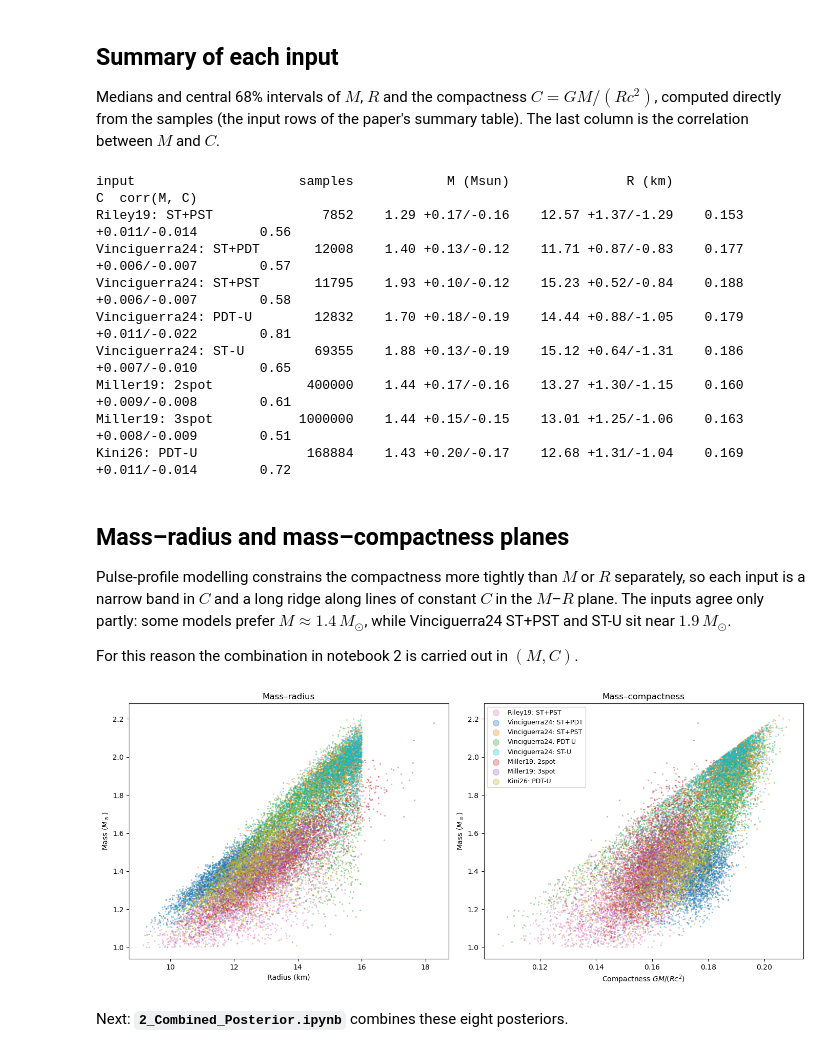
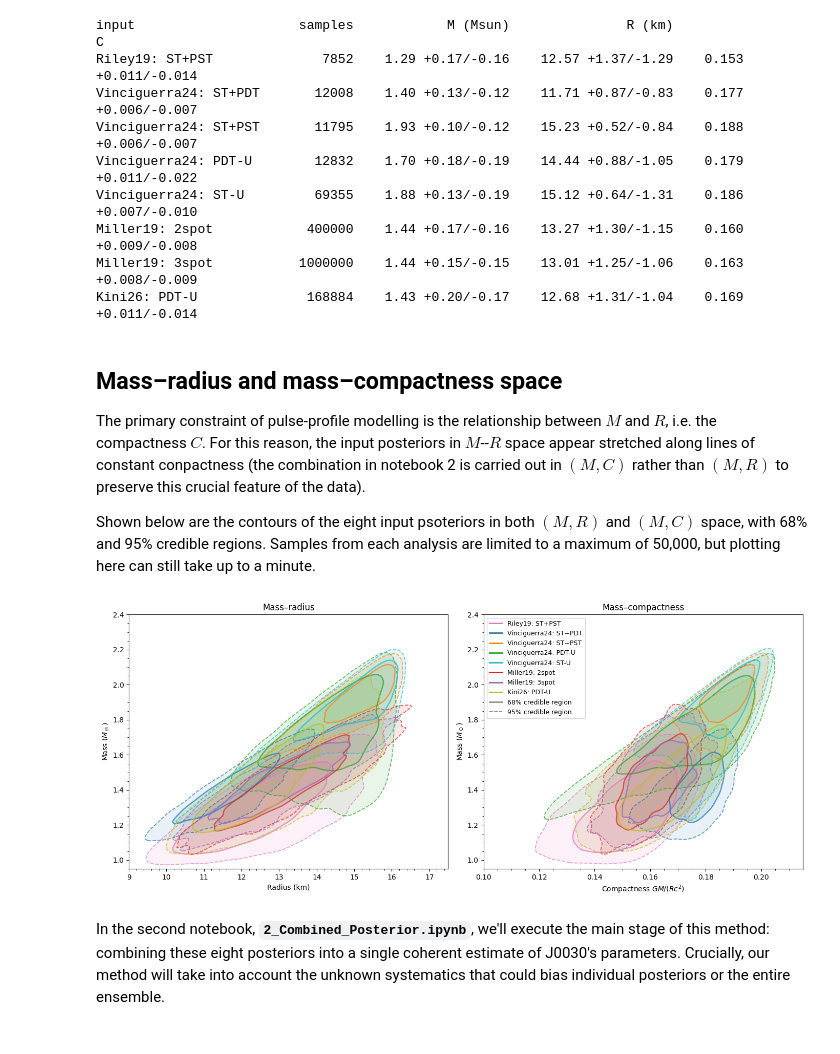
Before and after one commit to ryan-oconnor-astro/CombiningJ0030, a Jupyter notebook: 1_Input_Posteriors.ipynb, the cells around one changed output. Drawn from its saved outputs; the diff is of its cells as text; code cells hidden in the pictures.

```diff
--- a/1_Input_Posteriors.ipynb
+++ b/1_Input_Posteriors.ipynb
@@ -30,48 +27,58 @@ All eight analyse NICER data of the same pulsar, and most share the same photons
-# %% [markdown]
-## Summary of each input
-
-Medians and central 68% intervals of $M$, $R$ and the compactness $C = GM/(Rc^2)$, computed directly from the samples (the input rows of the paper's summary table). The last column is the correlation between $M$ and $C$.
 # %%
 samples = {key: method.load_samples(key) for key in method.MODEL_KEYS}
 
-print(f"{'input':<24}{'samples':>9}{'M (Msun)':>20}{'R (km)':>21}{'C':>23}{'corr(M, C)':>12}")
+print(f"{'input':<24}{'samples':>9}{'M (Msun)':>20}{'R (km)':>21}{'C':>23}")
 for key, (M, R) in samples.items():
     C = method.K_KM * M / R
     print(f"{method.label(key):<24}{len(M):>9}"
           f"{method.fmt(method.sample_quantiles(M), 2):>20}"
           f"{method.fmt(method.sample_quantiles(R), 2):>21}"
-          f"{method.fmt(method.sample_quantiles(C), 3):>23}"
-          f"{np.corrcoef(M, C)[0, 1]:>12.2f}")
+          f"{method.fmt(method.sample_quantiles(C), 3):>23}")
 # %% [output]
-input                     samples            M (Msun)               R (km)                      C  corr(M, C)
-Riley19: ST+PST              7852    1.29 +0.17/-0.16    12.57 +1.37/-1.29    0.153 +0.011/-0.014        0.56
-Vinciguerra24: ST+PDT       12008    1.40 +0.13/-0.12    11.71 +0.87/-0.83    0.177 +0.006/-0.007        0.57
-Vinciguerra24: ST+PST       11795    1.93 +0.10/-0.12    15.23 +0.52/-0.84    0.188 +0.006/-0.007        0.58
-Vinciguerra24: PDT-U        12832    1.70 +0.18/-0.19    14.44 +0.88/-1.05    0.179 +0.011/-0.022        0.81
-Vinciguerra24: ST-U         69355    1.88 +0.13/-0.19    15.12 +0.64/-1.31    0.186 +0.007/-0.010        0.65
-Miller19: 2spot            400000    1.44 +0.17/-0.16    13.27 +1.30/-1.15    0.160 +0.009/-0.008        0.61
-Miller19: 3spot           1000000    1.44 +0.15/-0.15    13.01 +1.25/-1.06    0.163 +0.008/-0.009        0.51
-Kini26: PDT-U              168884    1.43 +0.20/-0.17    12.68 +1.31/-1.04    0.169 +0.011/-0.014        0.72
+input                     samples            M (Msun)               R (km)                      C
+Riley19: ST+PST              7852    1.29 +0.17/-0.16    12.57 +1.37/-1.29    0.153 +0.011/-0.014
+Vinciguerra24: ST+PDT       12008    1.40 +0.13/-0.12    11.71 +0.87/-0.83    0.177 +0.006/-0.007
+Vinciguerra24: ST+PST       11795    1.93 +0.10/-0.12    15.23 +0.52/-0.84    0.188 +0.006/-0.007
+Vinciguerra24: PDT-U        12832    1.70 +0.18/-0.19    14.44 +0.88/-1.05    0.179 +0.011/-0.022
+Vinciguerra24: ST-U         69355    1.88 +0.13/-0.19    15.12 +0.64/-1.31    0.186 +0.007/-0.010
+Miller19: 2spot            400000    1.44 +0.17/-0.16    13.27 +1.30/-1.15    0.160 +0.009/-0.008
+Miller19: 3spot           1000000    1.44 +0.15/-0.15    13.01 +1.25/-1.06    0.163 +0.008/-0.009
+Kini26: PDT-U              168884    1.43 +0.20/-0.17    12.68 +1.31/-1.04    0.169 +0.011/-0.014
 # %% [markdown]
-## Mass–radius and mass–compactness planes
+## Mass–radius and mass–compactness space
 
-Pulse-profile modelling constrains the compactness more tightly than $M$ or $R$ separately, so each input is a narrow band in $C$ and a long ridge along lines of constant $C$ in the $M$–$R$ plane. The inputs agree only partly: some models prefer $M \approx 1.4\,M_\odot$, while Vinciguerra24 ST+PST and ST-U sit near $1.9\,M_\odot$.
+The primary constraint of pulse-profile modelling is the relationship between $M$ and $R$, i.e. the compactness $C$. For this reason, the input posteriors in $M$--$R$ space appear stretched along lines of constant conpactness (the combination in notebook 2 is carried out in $(M, C)$ rather than $(M, R)$ to preserve this crucial feature of the data).
 
-For this reason the combination in notebook 2 is carried out in $(M, C)$.
+Shown below are the contours of the eight input psoteriors in both $(M, R)$ and $(M, C)$ space, with 68% and 95% credible regions. Samples from each analysis are limited to a maximum of 50,000, but plotting here can still take up to a minute.
 # %%
+# Silverman KDE of each input, drawn as 68% (solid) and 95% (dashed) credible regions,
+# in the same style as the paper's figures. Inputs with more than 50,000 samples are
+# thinned to 50,000 before the KDE, which only affects the display.
 rng = np.random.default_rng(0)
+M_disp, R_disp = np.linspace(0.95, 2.4, 120), np.linspace(9.0, 17.5, 120)
+C_disp = np.linspace(0.10, 0.215, 120)
+
 fig, (ax1, ax2) = plt.subplots(1, 2, figsize=(14, 6))
+handles = []
 for key, (M, R) in samples.items():
-    idx = rng.choice(len(M), size=min(len(M), 3000), replace=False)
-    meta = method.MODELS[key]
-    ax1.scatter(R[idx], M[idx], s=2, alpha=0.3, color=meta["color"])
-    ax2.scatter(method.K_KM * M[idx] / R[idx], M[idx], s=2, alpha=0.3, color=meta["color"],
-                label=method.label(key))
-ax1.set(xlabel="Radius (km)", ylabel=r"Mass ($M_\odot$)", title="Mass–radius")
-ax2.set(xlabel=r"Compactness $GM/(Rc^2)$", ylabel=r"Mass ($M_\odot$)", title="Mass–compactness")
-ax2.legend(markerscale=6, fontsize=9, loc="upper left")
+    idx = rng.choice(len(M), size=min(len(M), 50_000), replace=False)
+    M, R = M[idx], R[idx]
+    color = method.MODELS[key]["color"]
+    MR = plotting.kde_on_grid(np.vstack([M, R]), M_disp, R_disp)
+    MC = plotting.kde_on_grid(np.vstack([M, method.K_KM * M / R]), M_disp, C_disp)
+    plotting.draw_hdr(ax1, R_disp, M_disp, MR, color, (0.10, 0.20))
+    plotting.draw_hdr(ax2, C_disp, M_disp, MC, color, (0.10, 0.20))
+    handles.append(plt.Line2D([], [], color=color, lw=2, label=method.label(key)))
+handles += [plt.Line2D([], [], color="gray", lw=1.8, ls="-", label="68% credible region"),
+            plt.Line2D([], [], color="gray", lw=1.3, ls="--", label="95% credible region")]
+for ax in (ax1, ax2):
+    ax.set_ylabel(r"Mass ($M_\odot$)")
+    ax.minorticks_on()
+ax1.set(xlabel="Radius (km)", title="Mass–radius")
+ax2.set(xlabel=r"Compactness $GM/(Rc^2)$", title="Mass–compactness")
+ax2.legend(handles=handles, fontsize=9, loc="upper left")
 plt.tight_layout()
 # %% [output]
-[figure, old version]
+[figure, new version]
 # %% [markdown]
-Next: **`2_Combined_Posterior.ipynb`** combines these eight posteriors.
+In the second notebook, **`2_Combined_Posterior.ipynb`**, we'll execute the main stage of this method: combining these eight posteriors into a single coherent estimate of J0030's parameters. Crucially, our method will take into account the unknown systematics that could bias individual posteriors or the entire ensemble.
```
Also changed, not shown: parts of 2 cells of this notebook, 1 other file.
